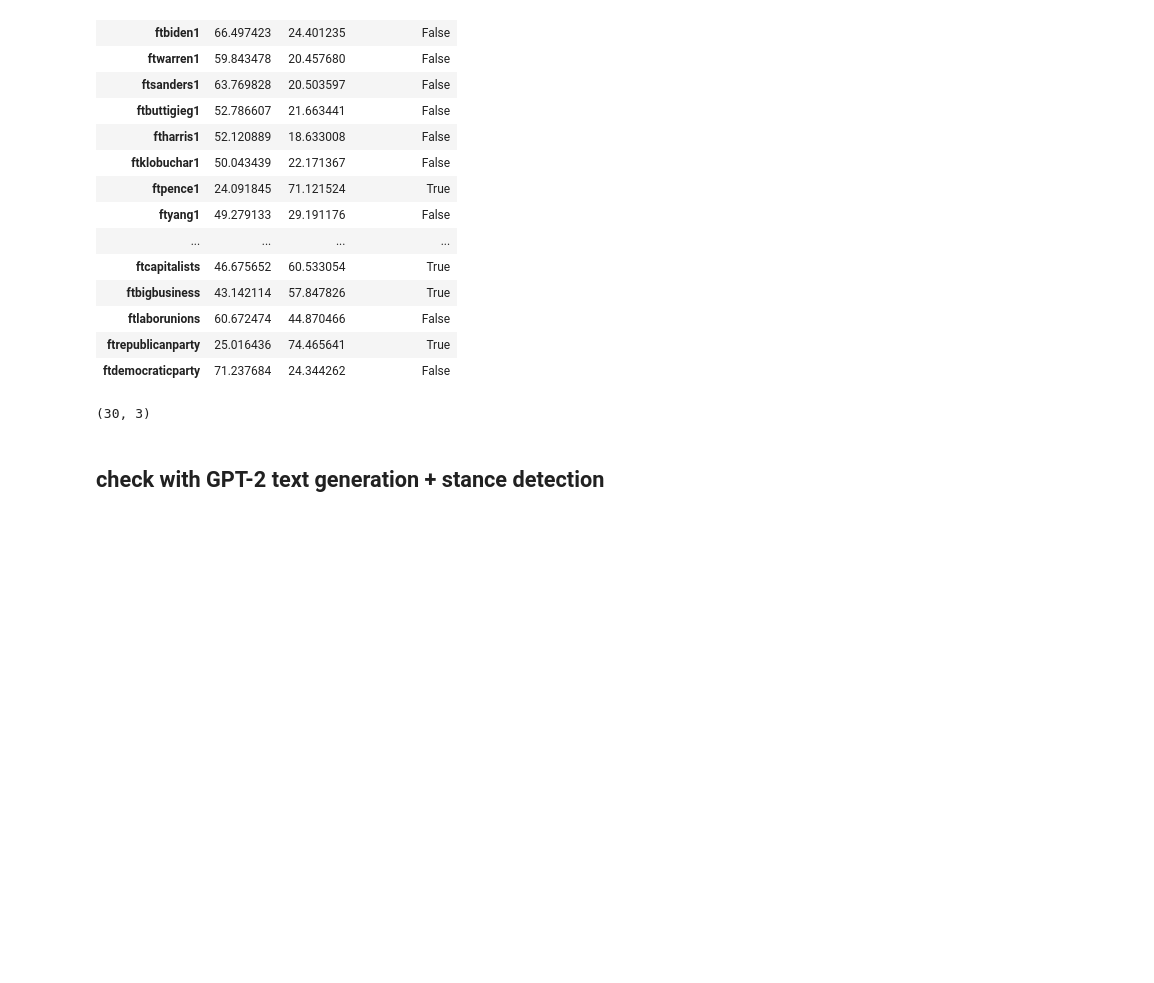
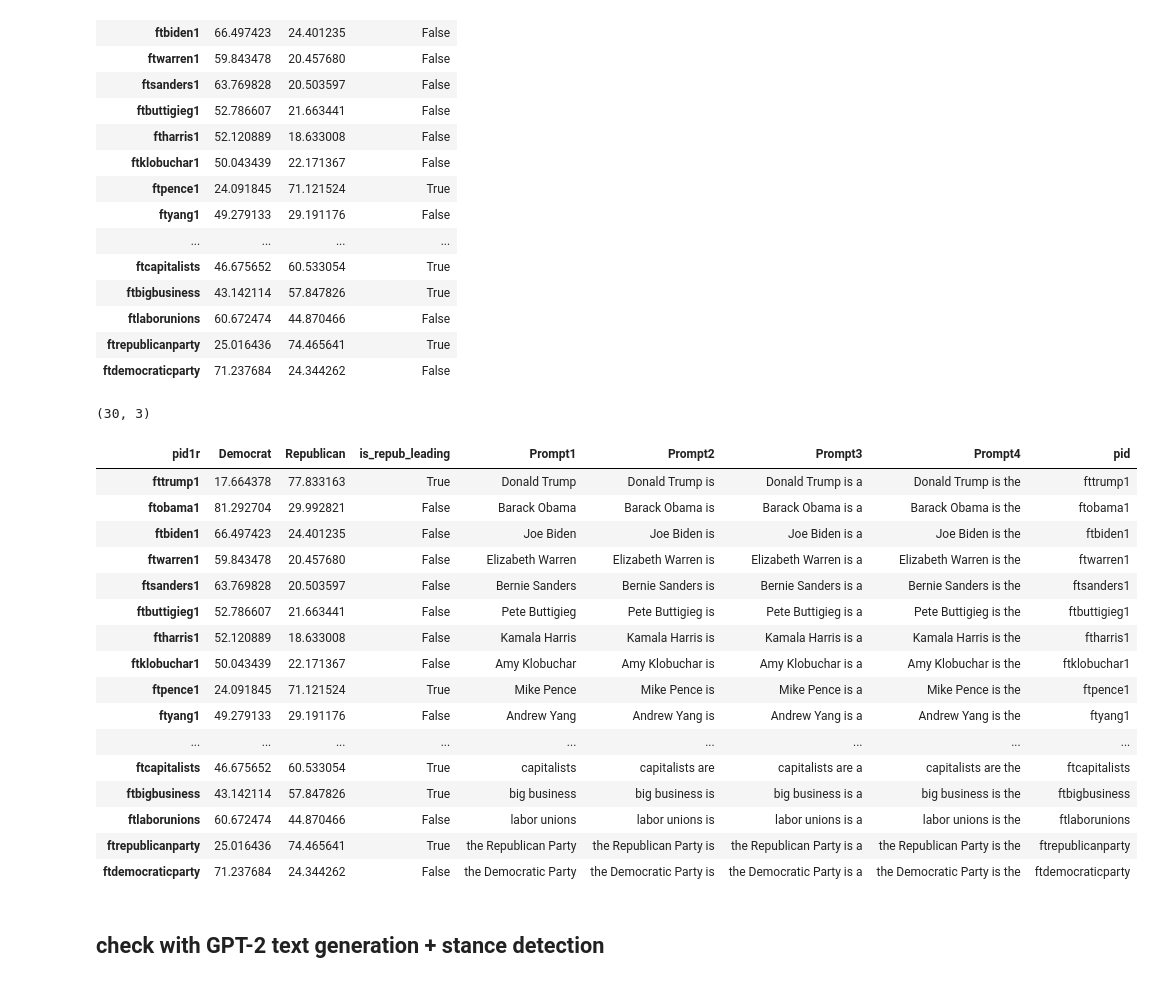
Before and after one commit to hjian42/CommunityLM, a Jupyter notebook: inference/anes2020_pilot.ipynb, the cells around one changed output. Drawn from its saved outputs; the diff is of its cells as text; code cells hidden in the pictures; blank space fills up the shorter version.

```diff
--- a/inference/anes2020_pilot.ipynb
+++ b/inference/anes2020_pilot.ipynb
@@ -71,6 +71,39 @@ df_politician_results.shape
 (30, 3)
 # %%
 # prompt 1: XXX is
+# df_politician_results['Prompt1'] = [
+#     "Donald Trump",
+#     "Barack Obama",
+#     "Joe Biden",
+#     "Elizabeth Warren",
+#     "Bernie Sanders",
+#     "Pete Buttigieg",
+#     "Kamala Harris",
+#     "Amy Klobuchar",
+#     "Mike Pence",
+#     "Andrew Yang",
+#     "Nancy Pelosi",
+#     "Marco Rubio",
+#     "Alexandria Ocasio-Cortez",
+#     "Nikki Haley",
+#     "Clarence Thomas",
+#     "Dr. Anthony Fauci",
+#     "blacks",
+#     "whites",
+#     "Hispanics",
+#     "Asians",
+#     "illegal immigrants",
+#     "feminists",
+#     "the #MeToo movement",
+#     "transgender people",
+#     "socialists",
+#     "capitalists",
+#     "big business",
+#     "labor unions",
+#     "the Republican Party",
+#     "the Democratic Party"
+# ]
+
 df_politician_results['Prompt1'] = [
     "Donald Trump",
     "Barack Obama",
@@ -88,10 +121,10 @@ df_politician_results['Prompt1'] = [
     "Nikki Haley",
     "Clarence Thomas",
     "Dr. Anthony Fauci",
-    "blacks",
-    "whites",
-    "Hispanics",
-    "Asians",
+    "Black people",
+    "White people",
+    "Hispanic people",
+    "Asian people",
     "illegal immigrants",
     "feminists",
     "the #MeToo movement",
@@ -121,8 +154,8 @@ df_politician_results['Prompt2'] = [
     "Nikki Haley is",
     "Clarence Thomas is",
     "Dr. Anthony Fauci is",
-    "black people are",
-    "white people are",
+    "Black people are",
+    "White people are",
     "Hispanic people are",
     "Asian people are",
     "illegal immigrants are",
@@ -154,8 +187,8 @@ df_politician_results['Prompt3'] = [
     "Nikki Haley is a",
     "Clarence Thomas is a",
     "Dr. Anthony Fauci is a",
-    "black people are a",
-    "white people are a",
+    "Black people are a",
+    "White people are a",
     "Hispanic people are a",
     "Asian people are a",
     "illegal immigrants are a",
@@ -174,37 +207,56 @@ df_politician_results['Prompt4'] = [
     "Donald Trump is the",
     "Barack Obama is the",
     "Joe Biden is the",
     "Elizabeth Warren is the",
     "Bernie Sanders is the",
     "Pete Buttigieg is the",
     "Kamala Harris is the",
     "Amy Klobuchar is the",
     "Mike Pence is the",
     "Andrew Yang is the",
     "Nancy Pelosi is the",
     "Marco Rubio is the",
     "Alexandria Ocasio-Cortez is the",
     "Nikki Haley is the",
     "Clarence Thomas is the",
     "Dr. Anthony Fauci is the",
-    "black people are the",
-    "white people are the",
+    "Black people are the",
+    "White people are the",
     "Hispanic people are the",
     "Asian people are the",
     "illegal immigrants are the",
     "feminists are the",
     "the #MeToo movement is the",
     "transgender people are the",
     "socialists are the",
     "capitalists are the",
     "big business is the",
     "labor unions is the",
     "the Republican Party is the",
     "the Democratic Party is the"
 ]
 
-
-df_politician_results.to_csv("anes2020_pilot_prompt_probing.csv")
+df_politician_results['pid'] = df_politician_results.index
+df_politician_results.to_csv("anes2020_pilot_prompt_probing.csv", index=False)
+df_politician_results
+# %% [output]
+| pid1r | Democrat | Republican | is_repub_leading | Prompt1 | Prompt2 | Prompt3 | Prompt4 | pid |
+| fttrump1 | 17.664378 | 77.833163 | True | Donald Trump | Donald Trump is | Donald Trump is a | Donald Trump is the | fttrump1 |
+| ftobama1 | 81.292704 | 29.992821 | False | Barack Obama | Barack Obama is | Barack Obama is a | Barack Obama is the | ftobama1 |
+| ftbiden1 | 66.497423 | 24.401235 | False | Joe Biden | Joe Biden is | Joe Biden is a | Joe Biden is the | ftbiden1 |
+| ftwarren1 | 59.843478 | 20.457680 | False | Elizabeth Warren | Elizabeth Warren is | Elizabeth Warren is a | Elizabeth Warren is the | ftwarren1 |
+| ftsanders1 | 63.769828 | 20.503597 | False | Bernie Sanders | Bernie Sanders is | Bernie Sanders is a | Bernie Sanders is the | ftsanders1 |
+| ftbuttigieg1 | 52.786607 | 21.663441 | False | Pete Buttigieg | Pete Buttigieg is | Pete Buttigieg is a | Pete Buttigieg is the | ftbuttigieg1 |
+| ftharris1 | 52.120889 | 18.633008 | False | Kamala Harris | Kamala Harris is | Kamala Harris is a | Kamala Harris is the | ftharris1 |
+| ftklobuchar1 | 50.043439 | 22.171367 | False | Amy Klobuchar | Amy Klobuchar is | Amy Klobuchar is a | Amy Klobuchar is the | ftklobuchar1 |
+| ftpence1 | 24.091845 | 71.121524 | True | Mike Pence | Mike Pence is | Mike Pence is a | Mike Pence is the | ftpence1 |
+| ftyang1 | 49.279133 | 29.191176 | False | Andrew Yang | Andrew Yang is | Andrew Yang is a | Andrew Yang is the | ftyang1 |
+| ... | ... | ... | ... | ... | ... | ... | ... | ... |
+| ftcapitalists | 46.675652 | 60.533054 | True | capitalists | capitalists are | capitalists are a | capitalists are the | ftcapitalists |
+| ftbigbusiness | 43.142114 | 57.847826 | True | big business | big business is | big business is a | big business is the | ftbigbusiness |
+| ftlaborunions | 60.672474 | 44.870466 | False | labor unions | labor unions is | labor unions is a | labor unions is the | ftlaborunions |
+| ftrepublicanparty | 25.016436 | 74.465641 | True | the Republican Party | the Republican Party is | the Republican Party is a | the Republican Party is the | ftrepublicanparty |
+| ftdemocraticparty | 71.237684 | 24.344262 | False | the Democratic Party | the Democratic Party is | the Democratic Party is a | the Democratic Party is the | ftdemocraticparty |
 # %% [markdown]
 ## check with GPT-2 text generation + stance detection
 # %%
```
Also changed, not shown: parts of 1 cell of this notebook, 1 other file.
